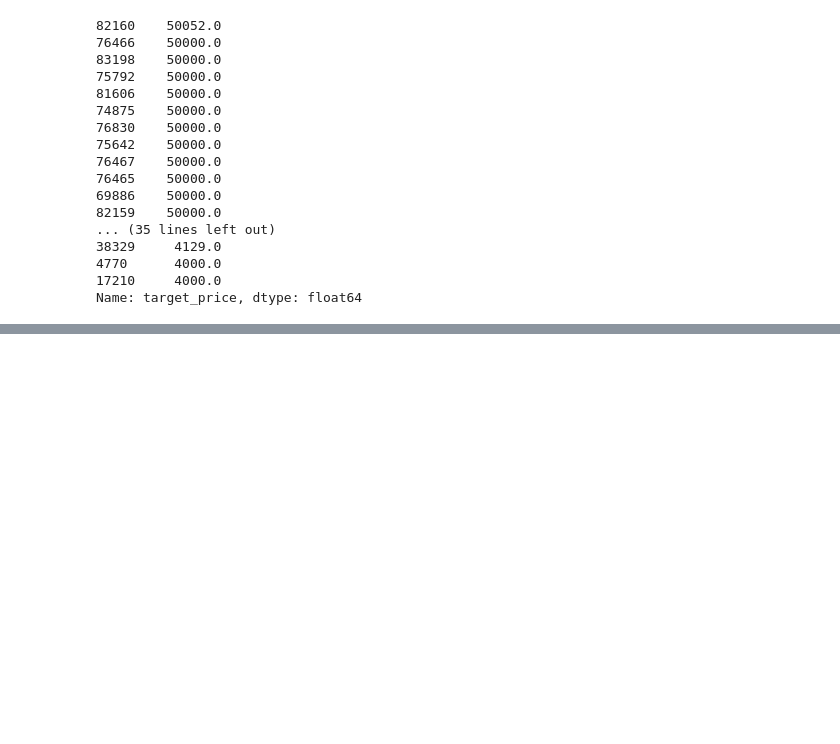
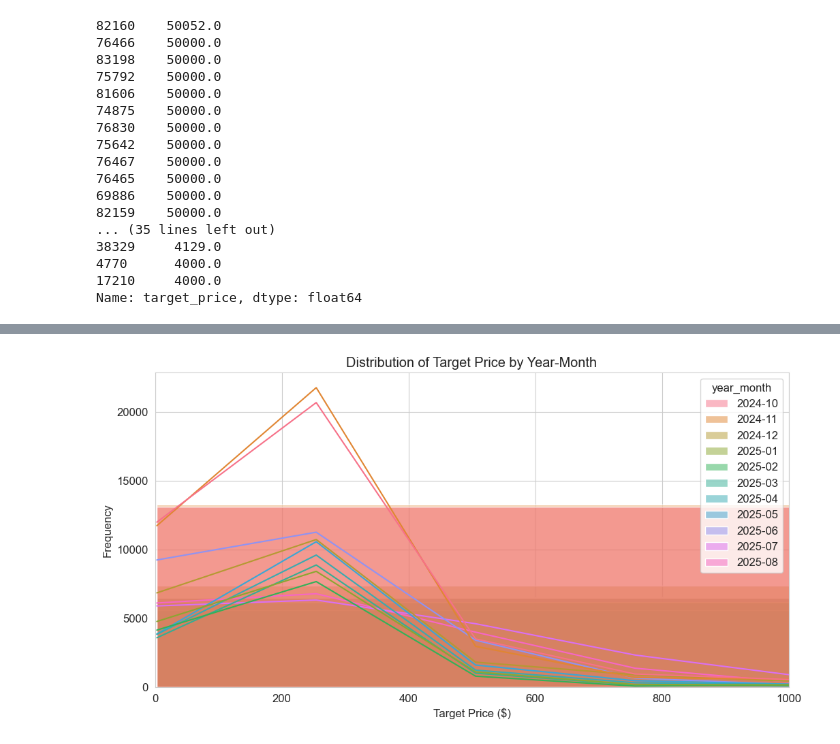
Before and after one commit to arvindsuresh-math/AirBnB-Price-Recommender, a Jupyter notebook: notebooks/00_exploratory_data_analysis.ipynb, the cells around one changed output, grey strips where cells are left out. Saved outputs shown, nothing was run; the diff lists cells and outputs as text; code cells hidden in the pictures; blank space fills up the shorter version.

```diff
--- a/notebooks/00_exploratory_data_analysis.ipynb
+++ b/notebooks/00_exploratory_data_analysis.ipynb
@@ -126,0 +247,11 @@ Name: target_price, dtype: float64
+# %%
+# Histogram (with kde) of target price, with hue=year_month
+plt.figure(figsize=(12, 6))
+sns.histplot(data=df, x='target_price', hue='year_month', kde=True, bins=50)
+plt.title('Distribution of Target Price by Year-Month')
+plt.xlabel('Target Price ($)')
+plt.ylabel('Frequency')
+plt.xlim(0, 1000)  # Adjust as needed
+plt.show()
+# %% [output]
+[figure, added]
```
Also changed, not shown: parts of 14 cells of this notebook, 1 other file.
